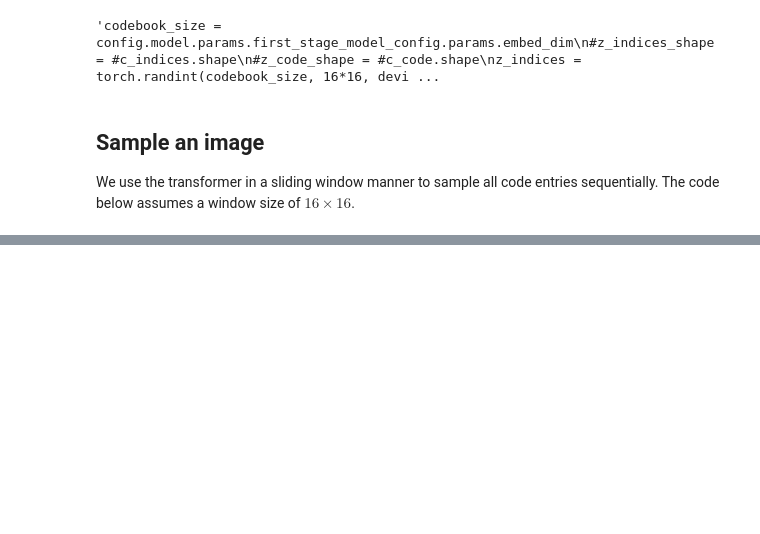
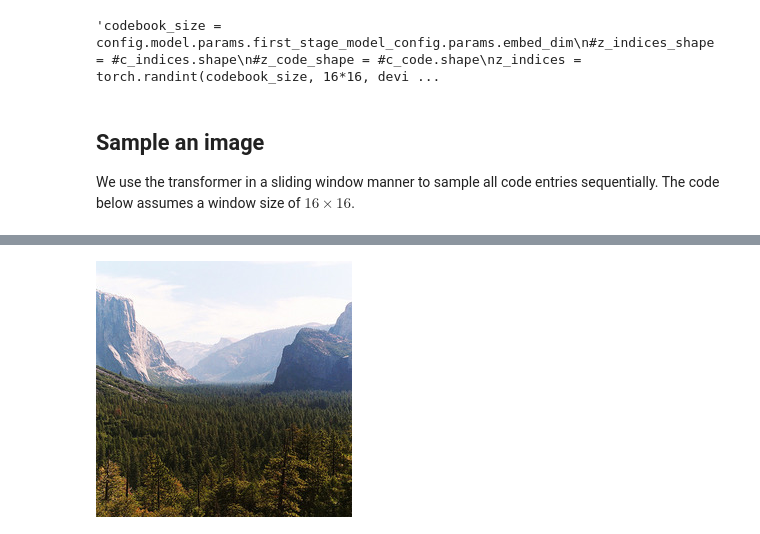
Before and after one commit to cyj407/VQ-I2I, a Jupyter notebook: autoregressive_show.ipynb, the cells around one changed output, grey strips where cells are left out. Drawn from its saved outputs; the diff is of its cells as text; code cells hidden in the pictures; blank space fills up the shorter version.

```diff
--- a/autoregressive_show.ipynb
+++ b/autoregressive_show.ipynb
@@ -439,0 +302,4 @@ RuntimeError: shape '[1, 16, 16]' is invalid for input of size 400
+# %%
+show_image(img)
+# %% [output]
+[figure, added]
```
Also changed, not shown: parts of 10 cells of this notebook, 2 other files.
